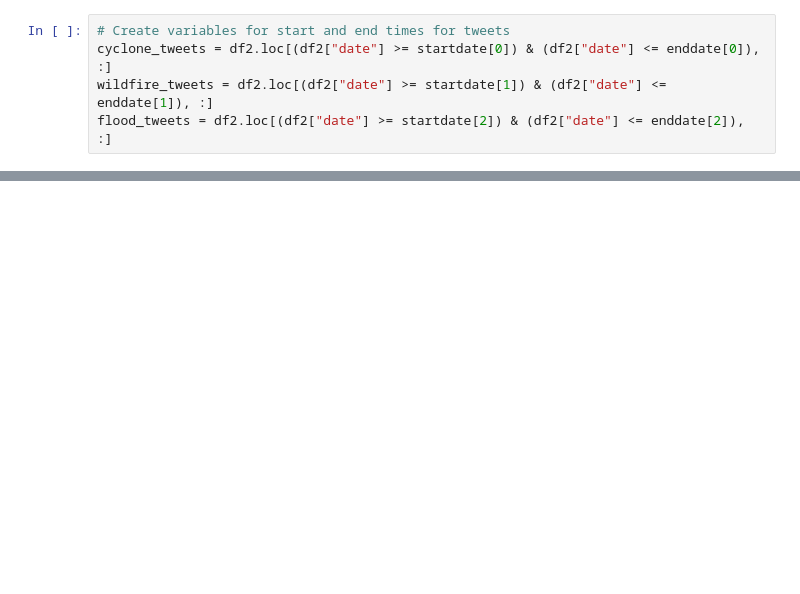
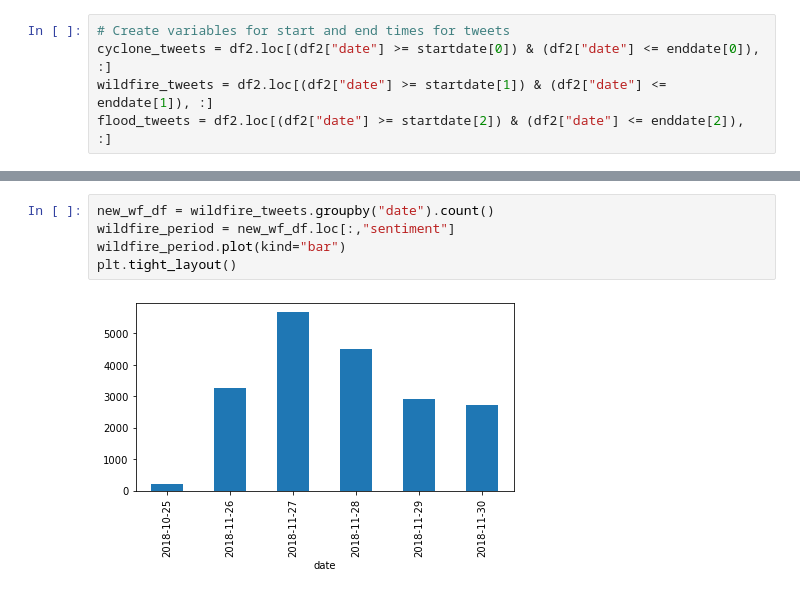
Before and after one commit to andcetera/Twitter-climate-change-sentiment, a Jupyter notebook: Individual_Contributors/us_disasters.ipynb, the cells around one changed output, grey strips where cells are left out. Cells and saved outputs as stored; diff of their text form; blank space fills up the shorter version.

```diff
--- a/us_disasters.ipynb
+++ b/Individual_Contributors/us_disasters.ipynb
@@ -275,0 +318,7 @@ plt.tight_layout()
+# %%
+new_wf_df = wildfire_tweets.groupby("date").count()
+wildfire_period = new_wf_df.loc[:,"sentiment"]
+wildfire_period.plot(kind="bar")
+plt.tight_layout()
+# %% [output]
+[figure, added]
```
Also changed, not shown: parts of 8 cells of this notebook.
